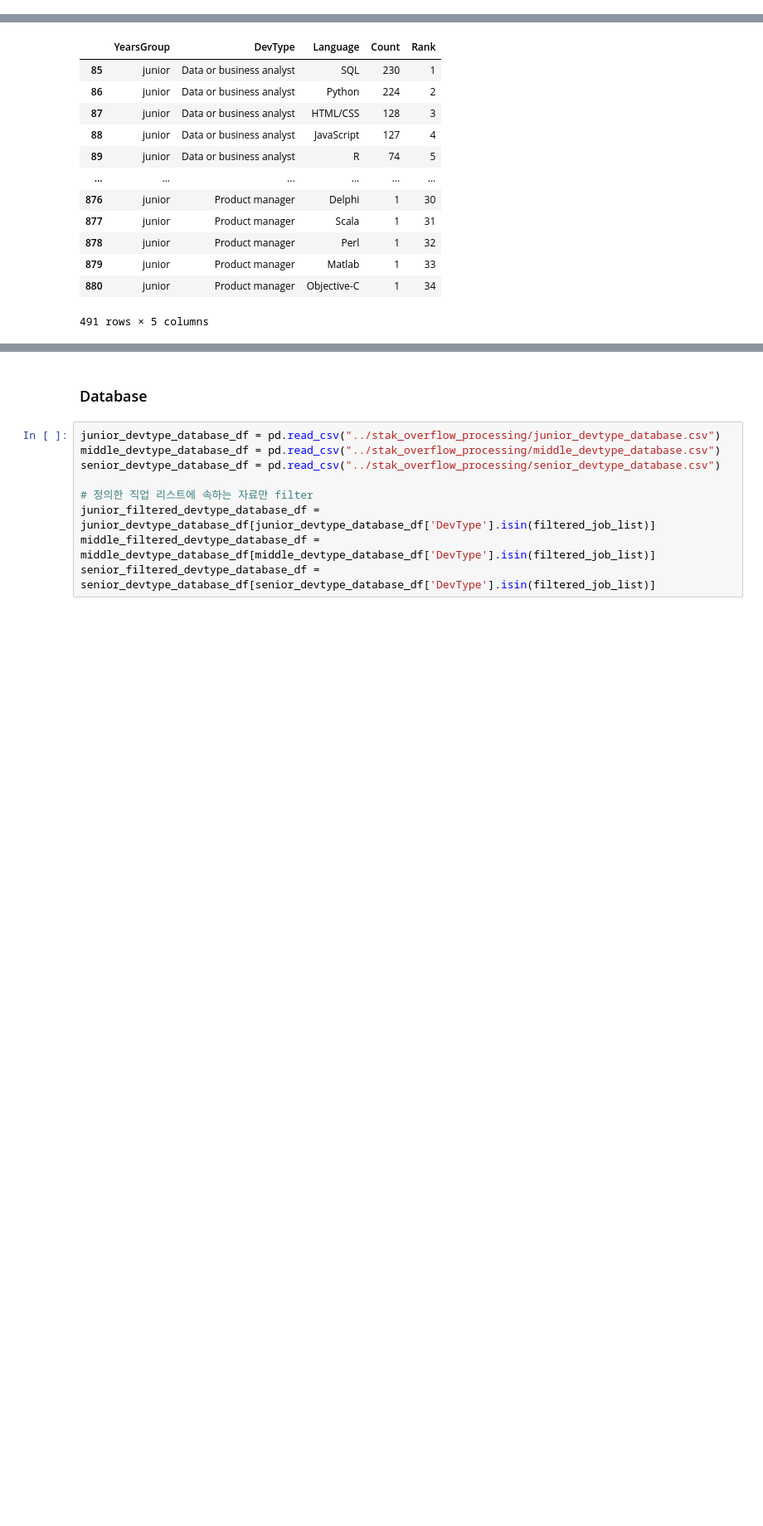
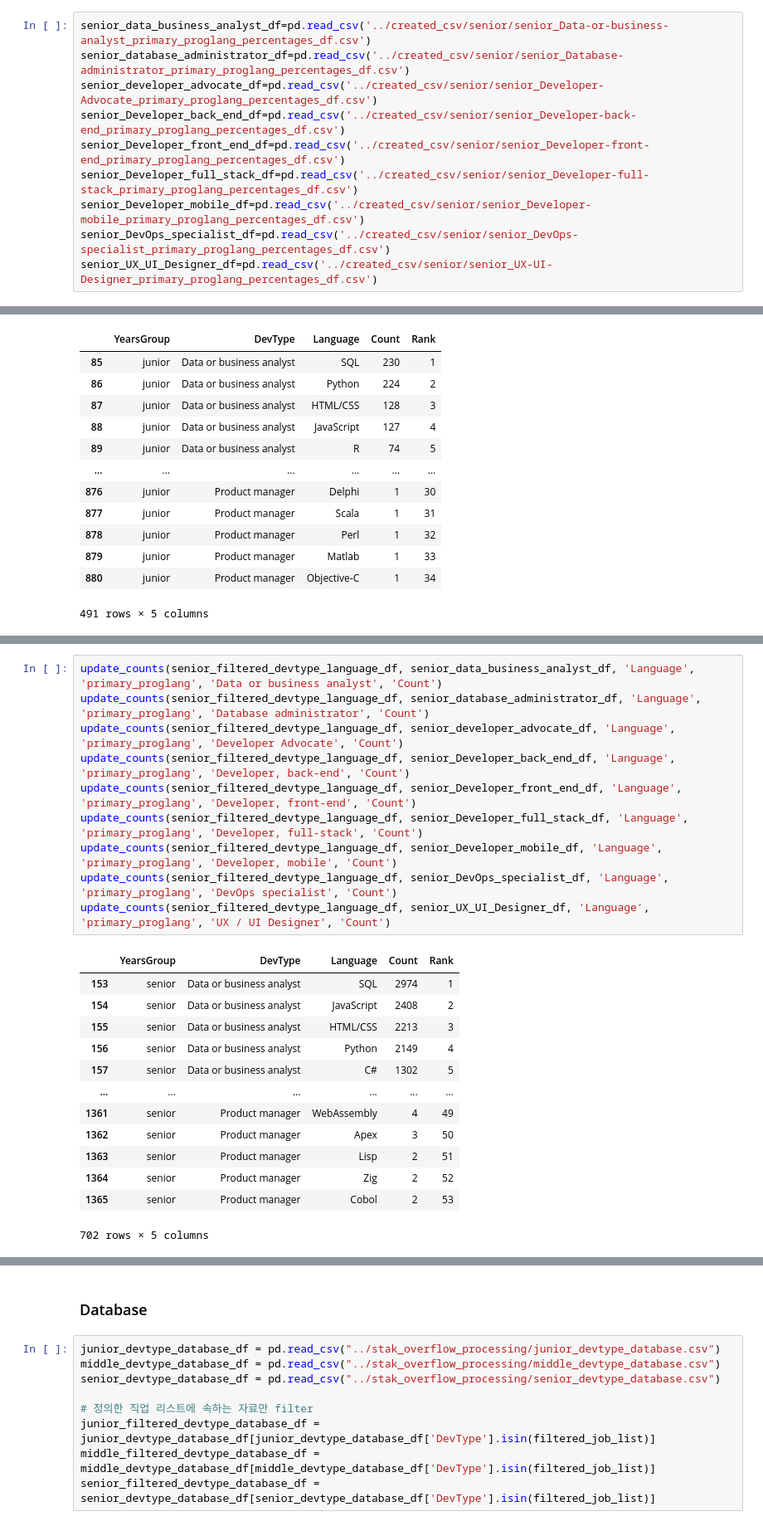
Before and after one commit to so3659/To-Be-Developers, a Jupyter notebook: data-processing/merge.ipynb, the cells around one changed output, grey strips where cells are left out. Shown at 83% size. Drawn from its saved outputs; the diff is of its cells as text; blank space fills up the shorter version.

```diff
--- a/data-processing/merge.ipynb
+++ b/data-processing/merge.ipynb
@@ -96,3 +106,13 @@ junior_UX_UI_Designer_df=pd.read_csv('../created_csv/junior/junior_UX-UI-Designe
+# %%
+senior_data_business_analyst_df=pd.read_csv('../created_csv/senior/senior_Data-or-business-analyst_primary_proglang_percentages_df.csv')
+senior_database_administrator_df=pd.read_csv('../created_csv/senior/senior_Database-administrator_primary_proglang_percentages_df.csv')
+senior_developer_advocate_df=pd.read_csv('../created_csv/senior/senior_Developer-Advocate_primary_proglang_percentages_df.csv')
+senior_Developer_back_end_df=pd.read_csv('../created_csv/senior/senior_Developer-back-end_primary_proglang_percentages_df.csv')
+senior_Developer_front_end_df=pd.read_csv('../created_csv/senior/senior_Developer-front-end_primary_proglang_percentages_df.csv')
+senior_Developer_full_stack_df=pd.read_csv('../created_csv/senior/senior_Developer-full-stack_primary_proglang_percentages_df.csv')
+senior_Developer_mobile_df=pd.read_csv('../created_csv/senior/senior_Developer-mobile_primary_proglang_percentages_df.csv')
+senior_DevOps_specialist_df=pd.read_csv('../created_csv/senior/senior_DevOps-specialist_primary_proglang_percentages_df.csv')
+senior_UX_UI_Designer_df=pd.read_csv('../created_csv/senior/senior_UX-UI-Designer_primary_proglang_percentages_df.csv')
 # %%
 def update_counts(filtered_df, merge_df, filter_col, merge_col, devtype_col, count_col='Count'):
     for i, row in filtered_df.iterrows():
@@ -145,2 +173,26 @@ junior_UX_UI_Designer_df=pd.read_csv('../created_csv/junior/junior_UX-UI-Designe
+# %%
+update_counts(senior_filtered_devtype_language_df, senior_data_business_analyst_df, 'Language', 'primary_proglang', 'Data or business analyst', 'Count')
+update_counts(senior_filtered_devtype_language_df, senior_database_administrator_df, 'Language', 'primary_proglang', 'Database administrator', 'Count')
+update_counts(senior_filtered_devtype_language_df, senior_developer_advocate_df, 'Language', 'primary_proglang', 'Developer Advocate', 'Count')
+update_counts(senior_filtered_devtype_language_df, senior_Developer_back_end_df, 'Language', 'primary_proglang', 'Developer, back-end', 'Count')
+update_counts(senior_filtered_devtype_language_df, senior_Developer_front_end_df, 'Language', 'primary_proglang', 'Developer, front-end', 'Count')
+update_counts(senior_filtered_devtype_language_df, senior_Developer_full_stack_df, 'Language', 'primary_proglang', 'Developer, full-stack', 'Count')
+update_counts(senior_filtered_devtype_language_df, senior_Developer_mobile_df, 'Language', 'primary_proglang', 'Developer, mobile', 'Count')
+update_counts(senior_filtered_devtype_language_df, senior_DevOps_specialist_df, 'Language', 'primary_proglang', 'DevOps specialist', 'Count')
+update_counts(senior_filtered_devtype_language_df, senior_UX_UI_Designer_df, 'Language', 'primary_proglang', 'UX / UI Designer', 'Count')
+# %% [output]
+|  | YearsGroup | DevType | Language | Count | Rank |
+| 153 | senior | Data or business analyst | SQL | 2974 | 1 |
+| 154 | senior | Data or business analyst | JavaScript | 2408 | 2 |
+| 155 | senior | Data or business analyst | HTML/CSS | 2213 | 3 |
+| 156 | senior | Data or business analyst | Python | 2149 | 4 |
+| 157 | senior | Data or business analyst | C# | 1302 | 5 |
+| ... | ... | ... | ... | ... | ... |
+| 1361 | senior | Product manager | WebAssembly | 4 | 49 |
+| 1362 | senior | Product manager | Apex | 3 | 50 |
+| 1363 | senior | Product manager | Lisp | 2 | 51 |
+| 1364 | senior | Product manager | Zig | 2 | 52 |
+| 1365 | senior | Product manager | Cobol | 2 | 53 |
+702 rows × 5 columns
 # %%
 save_grouped_data_to_csv(junior_filtered_devtype_language_df, 'DevType', ['DevType', 'YearsGroup'], 'junior')
```
Also changed, not shown: parts of 39 cells of this notebook.
